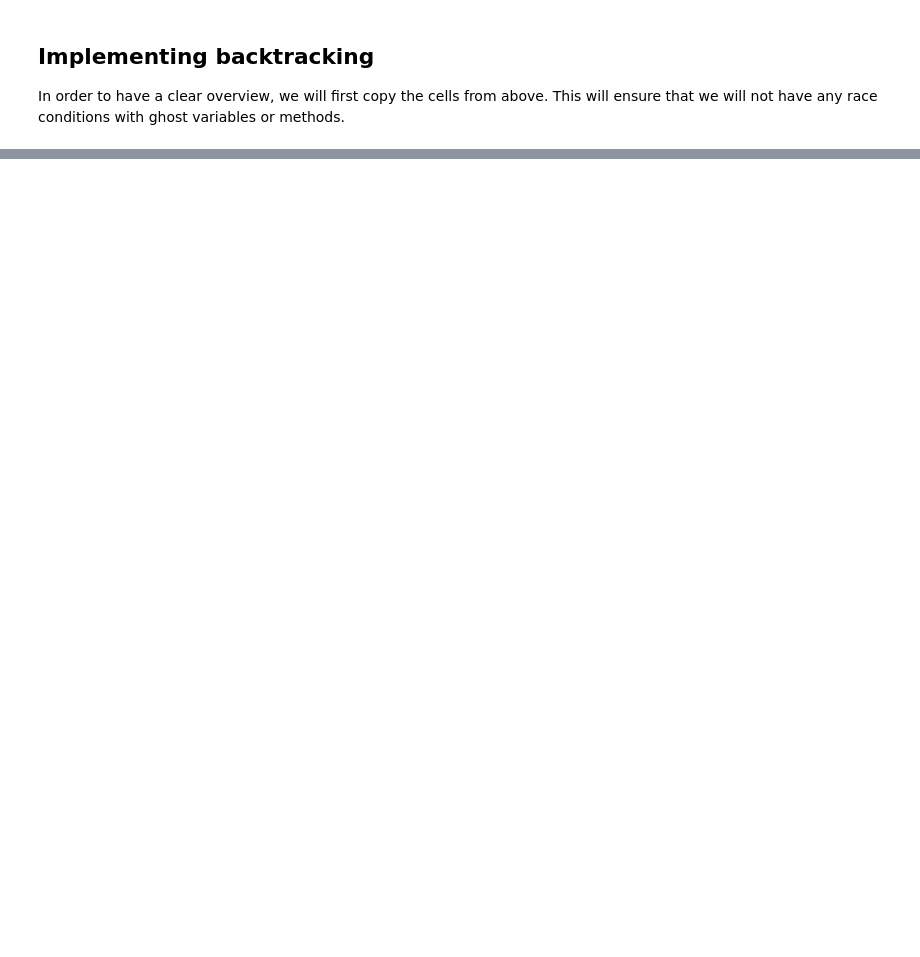
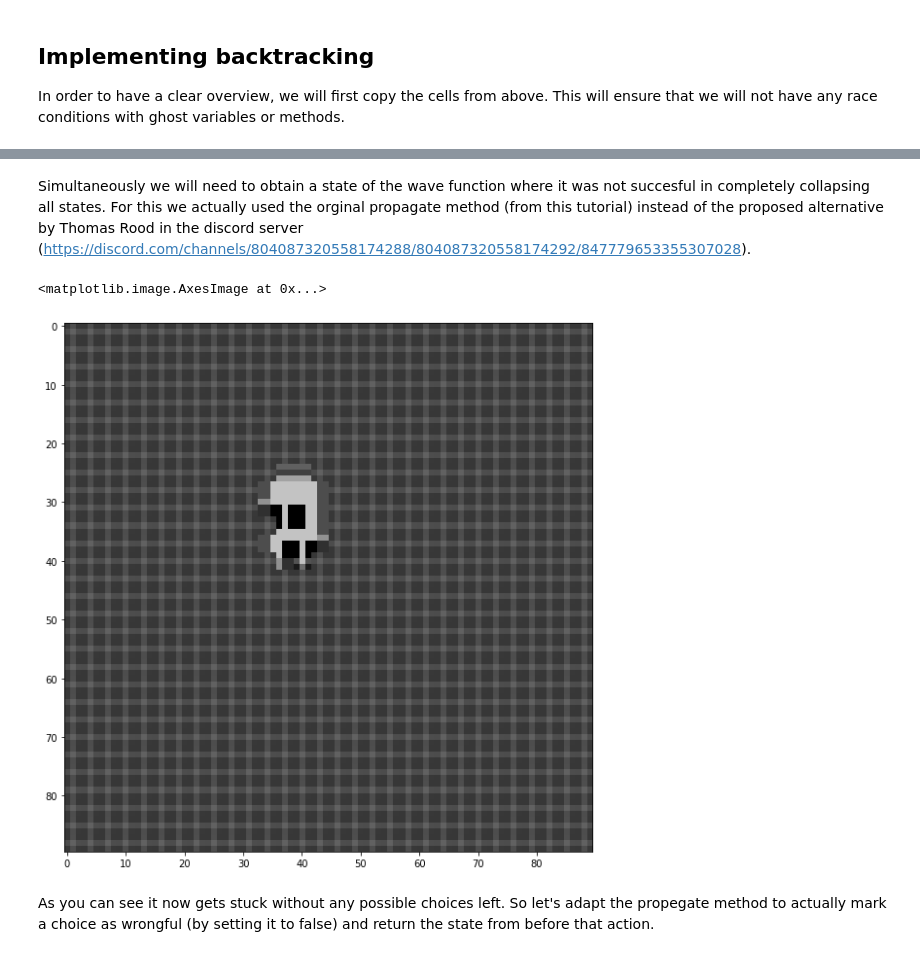
Before and after one commit to thijsgelton/P11-G7-WFC, a Jupyter notebook: P11_G7_wave_function_collapse.ipynb, the cells around one changed output, grey strips where cells are left out. Saved outputs shown, nothing was run; the diff lists cells and outputs as text; code cells hidden in the pictures; blank space fills up the shorter version.

```diff
--- a/P11_G7_wave_function_collapse.ipynb
+++ b/P11_G7_wave_function_collapse.ipynb
@@ -656,0 +627,4 @@ def neighbors(location, height, width):
+# %%
+potential = np.full((30, 30, len(tiles)), True)
+plt.figure(figsize=(10, 10))
+plt.imshow(show_state(potential, tiles))
@@ -657,3 +634,5 @@ def neighbors(location, height, width):
+# %% [markdown]
+Simultaneously we will need to obtain a state of the wave function where it was not succesful in completely collapsing all states. For this we actually used the orginal propagate method (from this tutorial) instead of the proposed alternative by Thomas Rood in the discord server (https://discord.com/channels/804087320558174288/804087320558174292/847779653355307028).
 # %%
 def propagate(potential, start_location):
     height, width = potential.shape[:2]
@@ -688 +653,25 @@ def add_constraint(potential, location, incoming_direction, possible_tiles):
+# %%
+p = potential
+images = [show_state(p, tiles)]
+
+while True:
+    try:
+        p = run_iteration(p)
+    except StopIteration as e:
+        break
+    except Exception as e:
+        break
+
+
+images.append(show_state(p, tiles))  # Move me for speed
+out = io.BytesIO()
+images[0].save(out, format='gif', save_all=True, append_images=images[1:],
+               duration=50, loop=0)
+plt.figure(figsize=(10, 10))
+plt.imshow(images[-1])
+# %% [output]
+<matplotlib.image.AxesImage at 0x...>
+[figure, added]
+# %% [markdown]
+As you can see it now gets stuck without any possible choices left. So let's adapt the propegate method to actually mark a choice as wrongful (by setting it to false) and return the state from before that action.
 # %%
```
Also changed, not shown: parts of 12 cells of this notebook.
